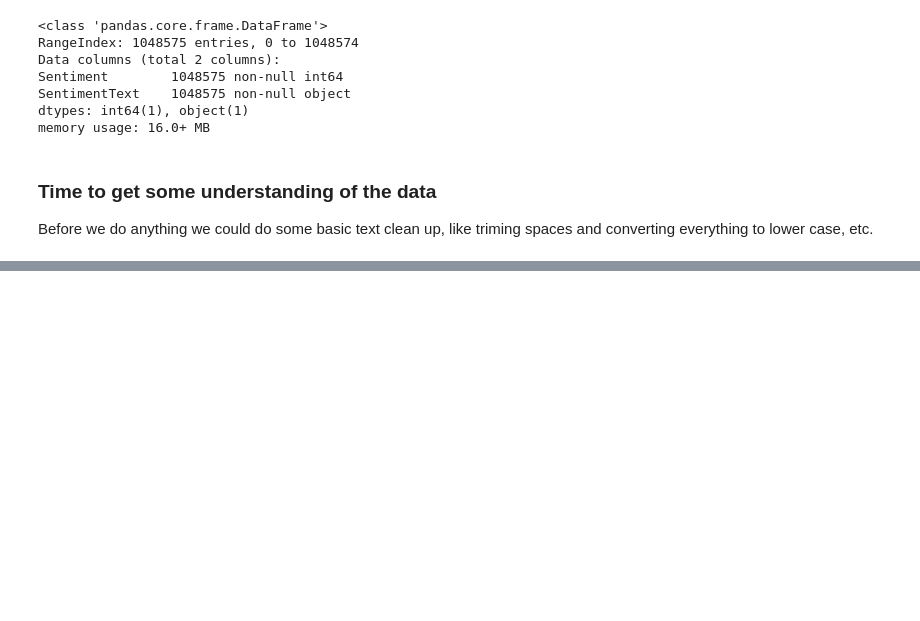
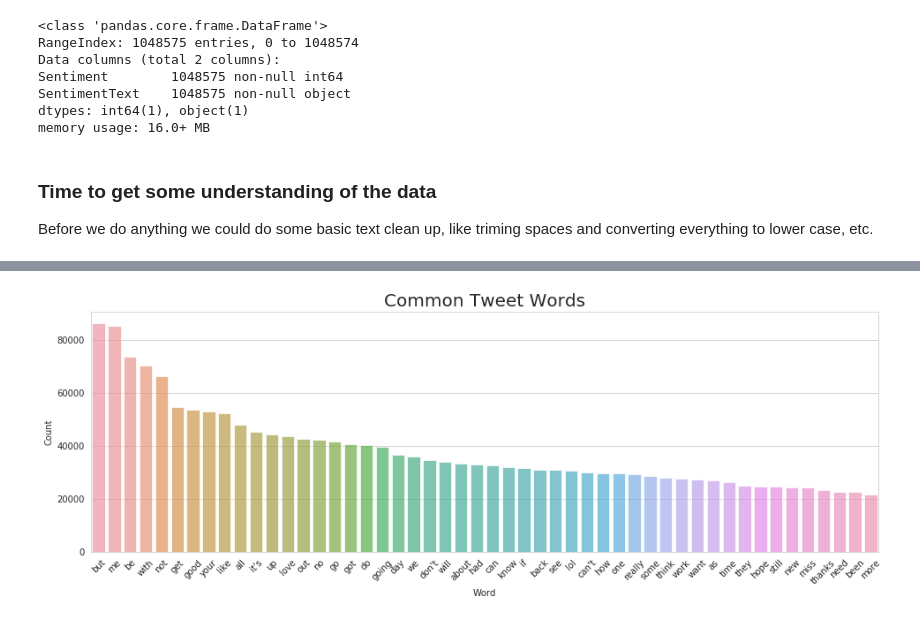
Before and after one commit to SergioRams/tweets_sentiment_analysis, a Jupyter notebook: tweet_sentiment_analysis.ipynb, the cells around one changed output, grey strips where cells are left out. Drawn from its saved outputs; the diff is of its cells as text; code cells hidden in the pictures; blank space fills up the shorter version.

Commit message:
adding extra plots, feature transformations and trying some models

```diff
--- a/tweet_sentiment_analysis.ipynb
+++ b/tweet_sentiment_analysis.ipynb
@@ -134,17 +147,22 @@ def text_cleanup(dataframe, text_column='SentimentText'):
     dataframe[text_column] = [re.sub(r'https?:\/\/.*\/\w*', '', w) for w in dataframe[text_column]]
     # removes HTML special sintax such as &amp;
     dataframe[text_column] = [re.sub(r'\&\w*;', '', w) for w in dataframe[text_column]]
+    # removes digits
+    dataframe[text_column] = [re.sub(r'\d+', '', w) for w in dataframe[text_column]]
 
     return dataframe
+
 
 def remove_stopwords(sentence):
     """
     Gets rid of some english stopwords as there could be some stop words that might be bias towards sadness like not, nor, but, etc.
     """
     # stopwords to ignore based on personal bias (this is a subset of the NLTK full list of english words)
-    forbidden_words = ['it', 'this', 'that', "that'll", 'these', 'those', 'am', 'is', 'are', 'was', 'were', 'a', 'an', 'the', 'and', 'of', 'at', 'by', 'for',
-                       'before', 'after', 'above', 'below', 'to', 'from', 'then', 'here', 'when', 'so', 'than', 'too', 'very', 's', 't', 'just', 'now','d',
-                       'll', 'm', 'o', 're', 've', 'y', 'i','you','my','in', 'on', 'have']
+    forbidden_words = ['it', 'this', 'that', "that'll", 'these', 'those', 'am', 'is', 'are', 'was', 'were',
+                       'a', 'an', 'the', 'and', 'of', 'at', 'by', 'for', 'before', 'after', 'above', 'below',
+                       'to', 'from', 'then', 'here', 'when', 'so', 'than', 'too', 'very', 's', 't', 'just',
+                       'now','d', 'll', 'm', 'o', 're', 've', 'y', 'i','you','my','in', 'on', 'have', "i'm",
+                       '-', 'its', 'im', 'u', 'what']
 
     sentence = ' '.join([w for w in sentence.split(' ') if w not in forbidden_words])
 
@@ -154,6 +172,6 @@ def tokenize_sentence(dataframe, text_column='SentimentText'):
     """
     Converts sentence into list of words.
     """
-    dataframe[text_column] = [w.split() for w in dataframe['SentimentText']]
+    dataframe[text_column] = [w.split() for w in dataframe[text_column]]
 
     return dataframe
@@ -354,0 +211,17 @@ sns.heatmap(confusion_matrix(class_test,predicted_LogisticRegression),annot=True
+# %%
+# get top most used words in tweets
+top_n = 50
+top_words = pd.Series(' '.join(data_exploration['SentimentText']).split()).value_counts()[:top_n]
+
+# create subplots to save some space
+plt.figure(figsize=(16,5))
+plt.title('Common Tweet Words', fontsize=20)
+
+# seaborn barplot
+chart = sns.barplot(x=top_words.index, y=top_words.values, alpha=0.7)
+
+# set label and rotate x ticks
+chart.set(xlabel='Word', ylabel='Count')
+chart.set_xticklabels(chart.get_xticklabels(), rotation=45);
+# %% [output]
+[figure, added]
```
Also changed, not shown: parts of 57 cells of this notebook.
